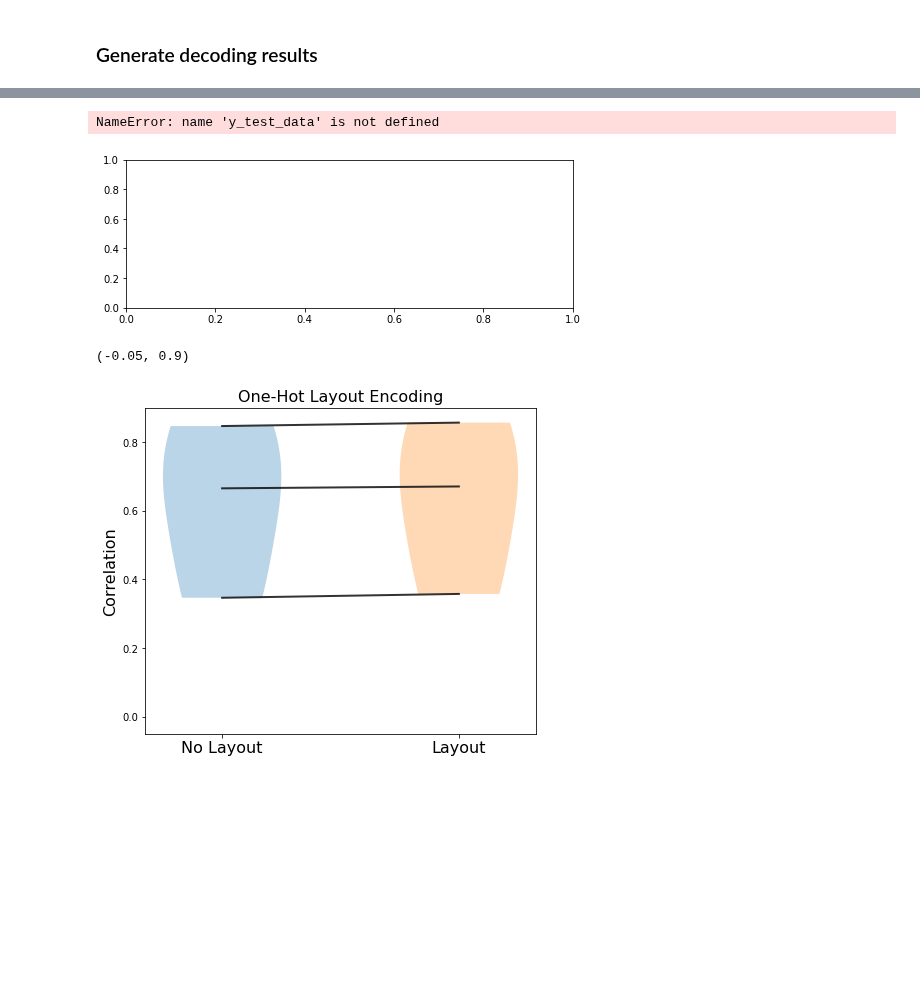
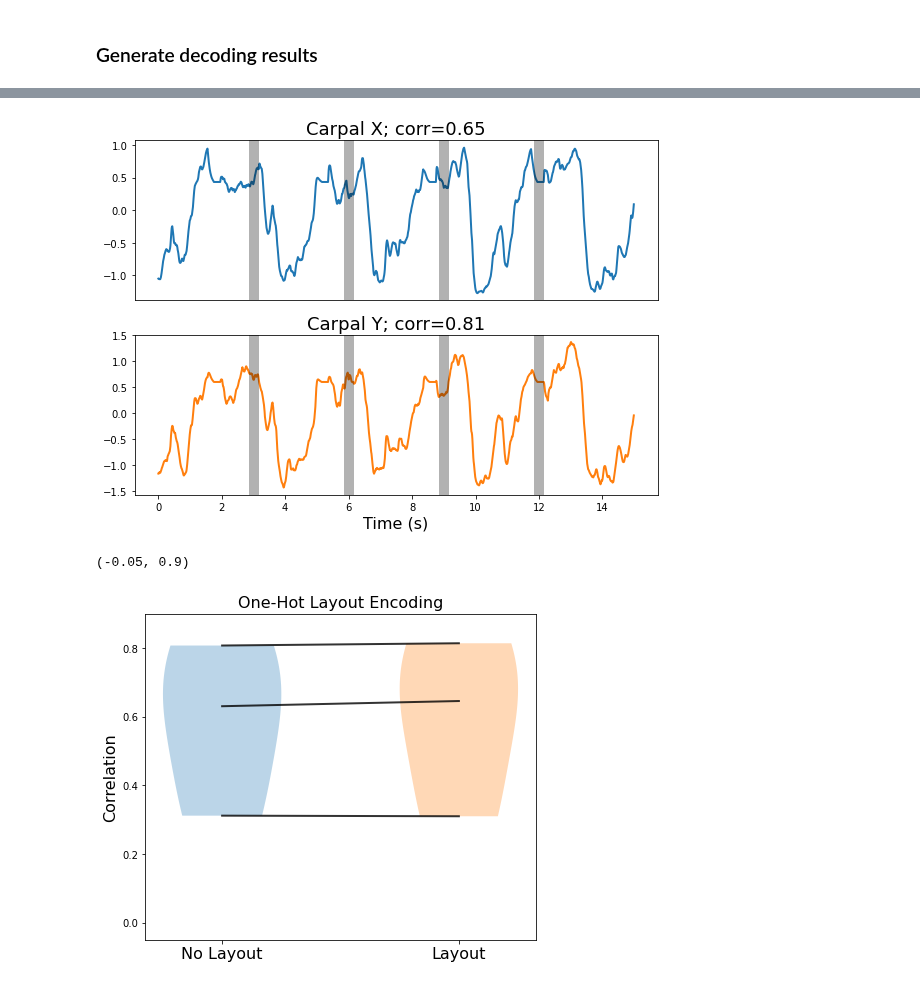
Before and after one commit to ntolley/SEE_decoding, a Jupyter notebook: notebooks/movement_decoding_rnn.ipynb, the cells around one changed output, grey strips where cells are left out. Saved outputs shown, nothing was run; the diff lists cells and outputs as text; code cells hidden in the pictures; blank space fills up the shorter version.

```diff
--- a/notebooks/movement_decoding_rnn.ipynb
+++ b/notebooks/movement_decoding_rnn.ipynb
@@ -62,11 +66,11 @@ nolayout_neural_mask = ~(neural_df['unit'].str.contains(pat='layout'))
 noposition_neural_mask = ~(neural_df['unit'].str.contains(pat='position'))
 notask_neural_df = neural_df[np.logical_and(nolayout_neural_mask, noposition_neural_mask)]
 # %%
-def make_generators(pred_df, neural_df, neural_offset):
+def make_generators(pred_df, neural_df, neural_offset, exclude_processing=None):
     sampling_rate = 100
     kernel_offset = int(metadata['kernel_halfwidth'] * sampling_rate)  #Convolution kernel centered at zero, add to neural offset
     offset = neural_offset + kernel_offset
-    window_size = 10
+    window_size = 20
     data_step_size = 1
 
     # Set up PyTorch Dataloaders
@@ -82,18 +86,18 @@ def make_generators(pred_df, neural_df, neural_offset):
     predict_kinematics=True
     # Generators
     training_set = mocap_functions.SEE_Dataset(cv_dict, fold, 'train_idx', pred_df, neural_df, offset, window_size,
-                                                data_step_size, device, 'posData', True, predict_kinematics)
+                                                data_step_size, device, 'posData', True, predict_kinematics, exclude_neural = exclude_processing)
     training_generator = torch.utils.data.DataLoader(training_set, **train_params)
     training_eval_generator = torch.utils.data.DataLoader(training_set, **train_eval_params)
     X_train_data = training_set[:][0][:,-1,:].detach().cpu().numpy()
     y_train_data = training_set[:][1][:,-1,:].detach().cpu().numpy()
 
     validation_set = mocap_functions.SEE_Dataset(cv_dict, fold, 'validation_idx', pred_df, neural_df, offset, window_size,
-                                                    data_step_size, device, 'posData', True, predict_kinematics)
+                                                    data_step_size, device, 'posData', True, predict_kinematics, exclude_neural = exclude_processing)
     validation_generator = torch.utils.data.DataLoader(validation_set, **validation_params)
 
     testing_set = mocap_functions.SEE_Dataset(cv_dict, fold, 'test_idx', pred_df, neural_df, offset, window_size,
-                                                    data_step_size, device, 'posData', True, predict_kinematics)
+                                                    data_step_size, device, 'posData', True, predict_kinematics, exclude_neural = exclude_processing)
     testing_generator = torch.utils.data.DataLoader(testing_set, **test_params)
     X_test_data = testing_set[:][0][:,-1,:].detach().cpu().numpy()
     y_test_data = testing_set[:][1][:,-1,:].detach().cpu().numpy()
@@ -132,7 +136,11 @@ def run_wiener(pred_df, neural_df, neural_offset):
     return wr_train_pred, wr_test_pred, wr_train_corr, wr_test_corr
 
 def run_rnn(pred_df, neural_df, neural_offset):
-    data_arrays, generators = make_generators(pred_df, neural_df, neural_offset)
+    exclude_processing = np.zeros(95)
+    exclude_processing[-8:] = np.ones(8)
+    exclude_processing = exclude_processing.astype(bool)
+
+    data_arrays, generators = make_generators(pred_df, neural_df, neural_offset, exclude_processing)
 
     # Unpack tuple into variables
     training_set, validation_set, testing_set = data_arrays
@@ -145,9 +153,9 @@ def run_rnn(pred_df, neural_df, neural_offset):
     y_test_data = testing_set[:][1][:,-1,:].detach().cpu().numpy()
 
     #Define hyperparameters
-    lr = 1e-3
-    weight_decay = 1e-5
-    hidden_dim = 50
+    lr = 1e-4
+    weight_decay = 1e-6
+    hidden_dim = 100
     dropout = 0.1
     n_layers = 2
     max_epochs = 1000
@@ -219,30 +245,29 @@ X_train_data, y_train_data, X_test_data, y_test_data = data_arrays
 # %%
 plt.figure(figsize=(8, 6))
 tstart = 1800
 bounds = np.arange(tstart, tstart + 1500)
 x_vals = np.arange(len(bounds))/100
 
 marker_names = ['Carpal X', 'Carpal Y', 'Carpal Z']
 for col_idx in range(2):
     plt.subplot(2, 1, col_idx+1)
-    plt.plot(x_vals, y_test_data[bounds, col_idx], color='k')
-    plt.plot(x_vals, carpal_test_pred[bounds, col_idx], color=f'C{col_idx + 0}', linewidth=2)
-    plt.title(f'{marker_names[col_idx]}; corr={np.round(carpal_test_corr[col_idx], 2)}', fontsize=18)
+    #plt.plot(x_vals, y_test_data[bounds, col_idx], color='k')
+    plt.plot(x_vals, decode_results['rnn']['layout']['test_pred'][bounds, col_idx], color=f'C{col_idx + 0}', linewidth=2)
+    plt.title(f"{marker_names[col_idx]}; corr={np.round(decode_results['rnn']['layout']['test_corr'][col_idx], 2)}", fontsize=18)
 
     if col_idx == 1:
         plt.xlabel('Time (s)', fontsize=16)
     else:
         plt.xticks([])
 
     plt.ylim(plt.ylim())
     plt.xlim(plt.xlim())
 
     plt.vlines(x=[3, 6, 9, 12],ymin=-10, ymax=10, color='k', linewidth=10, linestyle='-', alpha=0.3)
 plt.tight_layout()
 plt.savefig(f'movement_decoding_final.svg')
 # %% [output]
-NameError: name 'y_test_data' is not defined
-[figure, old version]
+[figure, new version]
 # %%
 nolayout_test_corr = decode_results['rnn']['nolayout']['test_corr']
 all_test_corr = decode_results['rnn']['layout']['test_corr']
@@ -258,7 +283,7 @@ plt.title('One-Hot Layout Encoding', fontsize=16)
 plt.ylim([-0.05,0.9])
 # %% [output]
 (-0.05, 0.9)
-[figure, old version]
+[figure, new version]
 # %%
 plt.figure(figsize=(14,6))
 plt.subplot(1,2,1)
```
Also changed, not shown: parts of 5 cells of this notebook, 1 other file.
